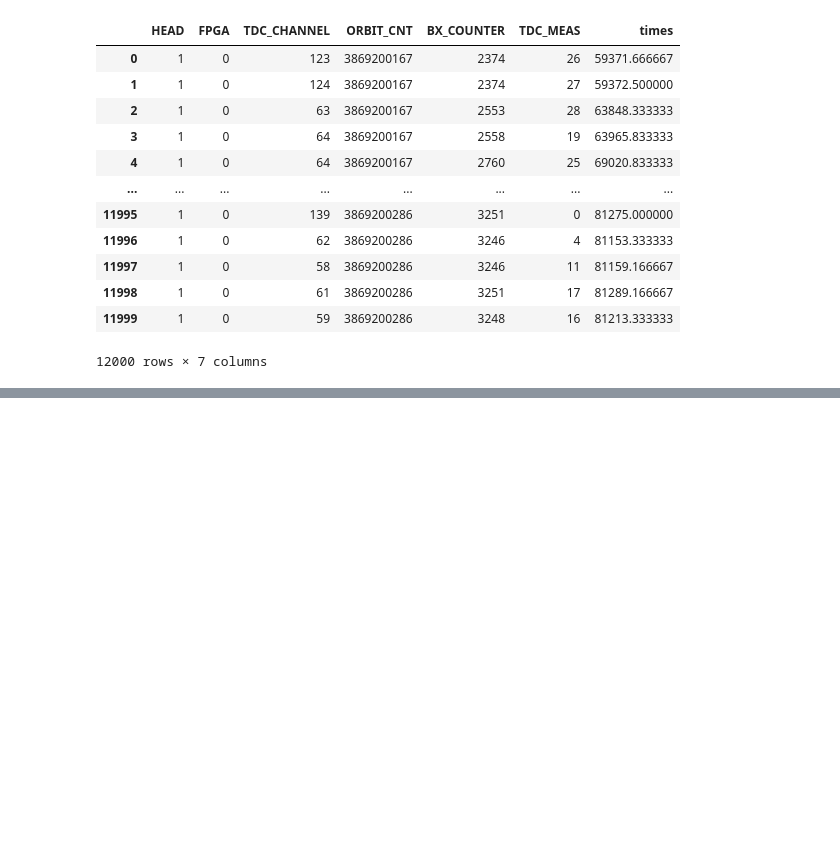
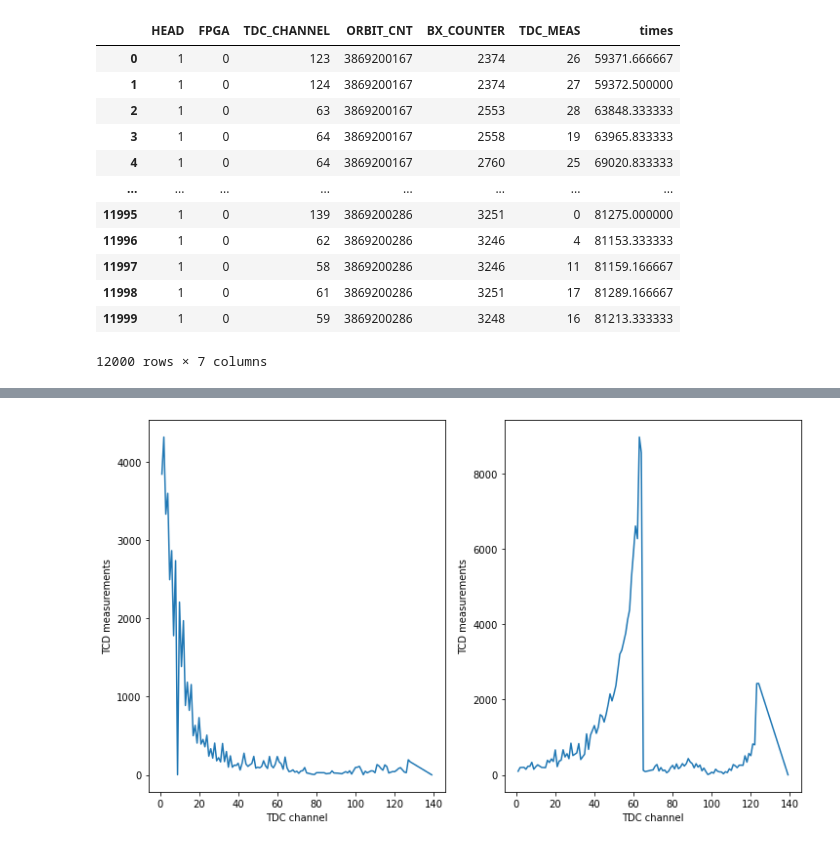
Before and after one commit to Sara-Munafo/LaboratoryOfComputationalPhysics_Y5, a Jupyter notebook: 06_Pandas_exercises.ipynb, the cells around one changed output, grey strips where cells are left out. Saved outputs shown, nothing was run; the diff lists cells and outputs as text; code cells hidden in the pictures; blank space fills up the shorter version.

```diff
--- a/06_Pandas_exercises.ipynb
+++ b/06_Pandas_exercises.ipynb
@@ -152,7 +140,3 @@ Total time: 58377517177.50002 ns
 | 11998 | 1 | 0 | 61 | 3869200286 | 3251 | 17 | 81289.166667 |
 | 11999 | 1 | 0 | 59 | 3869200286 | 3248 | 16 | 81213.333333 |
 12000 rows × 7 columns
-# %%
-#5
-
-data = data[data['HEAD']
@@ -160,0 +143,5 @@ IndexError: only integers, slices (`:`), ellipsis (`...`), numpy.newaxis (`None`
+# %%
+#5
+np.random.seed(176456)
+data['HEAD'] = np.random.randint(0,2,len(data['HEAD']))  #random number has to be generated for every element: it's an
+                                                         #array of lenght len(data['HEAD'])
@@ -160,0 +184,7 @@ IndexError: only integers, slices (`:`), ellipsis (`...`), numpy.newaxis (`None`
+# %%
+#7 two occupancy plots: for each of the two FGPA, plot number of counts per tdc channel (TDC meas/TDC channel)
+
+fpga_1 = data.loc[data['FPGA']==1]
+fpga_1
+fpga_2 = data.loc[data['FPGA']==0]
+fpga_2
@@ -160,0 +205,7 @@ IndexError: only integers, slices (`:`), ellipsis (`...`), numpy.newaxis (`None`
+# %%
+aggregation_functions = {'TDC_MEAS':'sum'}
+
+new_f = fpga_1.groupby('TDC_CHANNEL', as_index=False).aggregate(aggregation_functions)
+
+new_f2 = fpga_2.groupby('TDC_CHANNEL', as_index=False).aggregate(aggregation_functions)
+new_f
@@ -160,0 +226,17 @@ IndexError: only integers, slices (`:`), ellipsis (`...`), numpy.newaxis (`None`
+# %%
+import matplotlib.pyplot as plt
+fig, (ax1, ax2) = plt.subplots(nrows=1,ncols=2, figsize=(12,7))
+
+x = new_f['TDC_CHANNEL']
+y = new_f['TDC_MEAS']
+x2 = new_f2['TDC_CHANNEL']
+y2 = new_f2['TDC_MEAS']
+ax1.plot(x,y)
+ax1.set_xlabel('TDC channel')
+ax1.set_ylabel('TCD measurements')
+ax2.plot(x2,y2)
+ax2.set_xlabel('TDC channel')
+ax2.set_ylabel('TCD measurements')
+plt.show()
+# %% [output]
+[figure, added]
```
Also changed, not shown: parts of 12 cells of this notebook.
